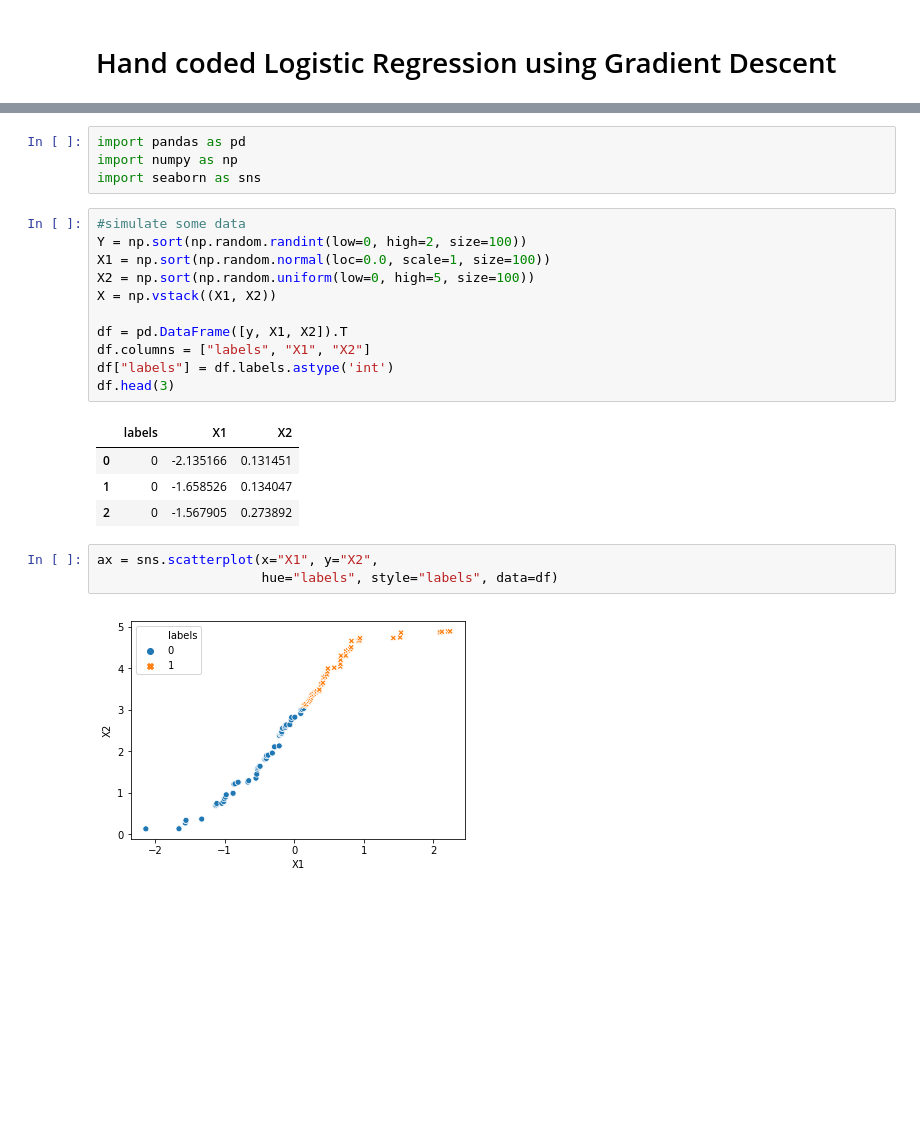
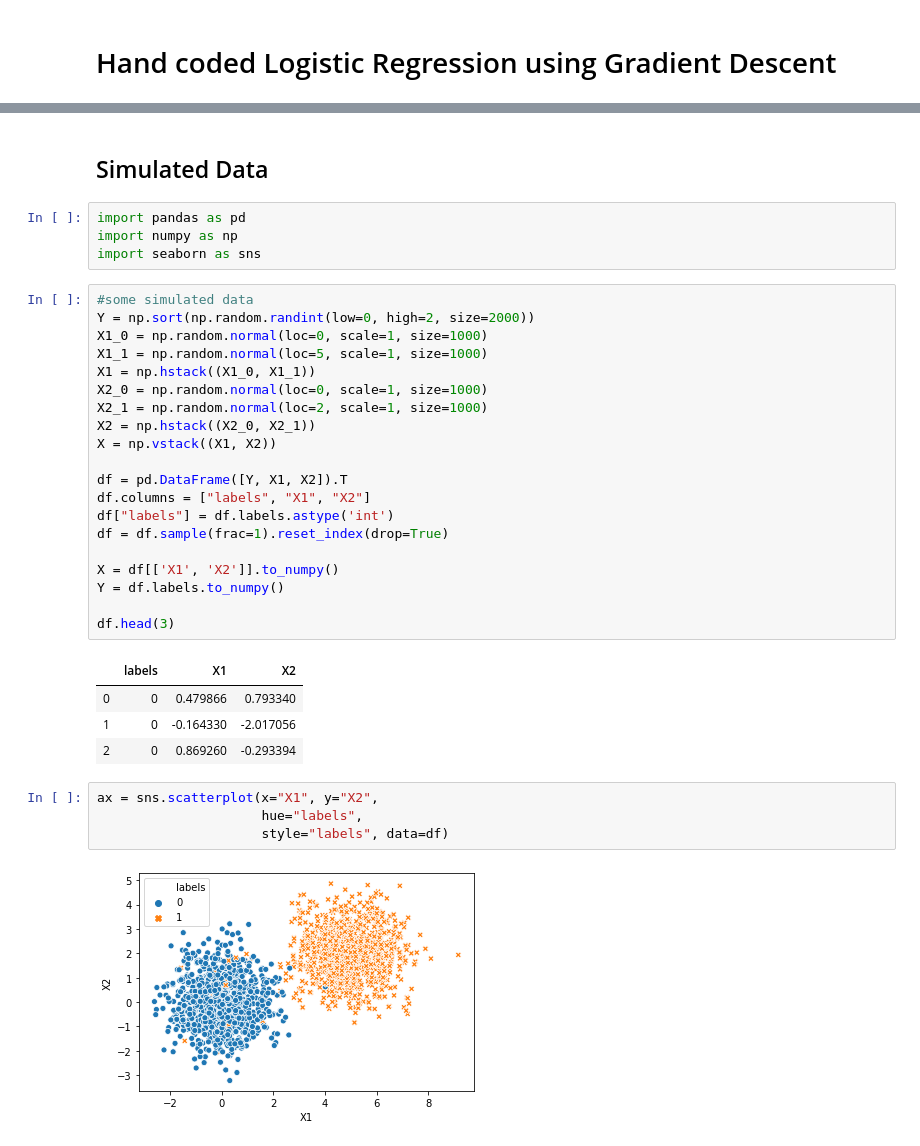
Before and after one commit to statisticianinstilettos/DIY_Logistic_Regression, a Jupyter notebook: Logistic Regression by Hand.ipynb, the cells around one changed output, grey strips where cells are left out. Cells and saved outputs as stored; diff of their text form; blank space fills up the shorter version.

```diff
--- a/Logistic Regression by Hand.ipynb
+++ b/Logistic Regression by Hand.ipynb
@@ -37,25 +21,37 @@ This expression does not have a closed form solution, so we will use gradient de
+# %% [markdown]
+## Simulated Data
 # %%
 import pandas as pd
 import numpy as np
 import seaborn as sns
 # %%
-#simulate some data
-Y = np.sort(np.random.randint(low=0, high=2, size=100))
-X1 = np.sort(np.random.normal(loc=0.0, scale=1, size=100))
-X2 = np.sort(np.random.uniform(low=0, high=5, size=100))
+#some simulated data
+Y = np.sort(np.random.randint(low=0, high=2, size=2000))
+X1_0 = np.random.normal(loc=0, scale=1, size=1000)
+X1_1 = np.random.normal(loc=5, scale=1, size=1000)
+X1 = np.hstack((X1_0, X1_1))
+X2_0 = np.random.normal(loc=0, scale=1, size=1000)
+X2_1 = np.random.normal(loc=2, scale=1, size=1000)
+X2 = np.hstack((X2_0, X2_1))
 X = np.vstack((X1, X2))
 
-df = pd.DataFrame([y, X1, X2]).T
+df = pd.DataFrame([Y, X1, X2]).T
 df.columns = ["labels", "X1", "X2"]
 df["labels"] = df.labels.astype('int')
+df = df.sample(frac=1).reset_index(drop=True)
+
+X = df[['X1', 'X2']].to_numpy()
+Y = df.labels.to_numpy()
+
 df.head(3)
 # %% [output]
 |  | labels | X1 | X2 |
-| 0 | 0 | -2.135166 | 0.131451 |
-| 1 | 0 | -1.658526 | 0.134047 |
-| 2 | 0 | -1.567905 | 0.273892 |
+| 0 | 0 | 0.479866 | 0.793340 |
+| 1 | 0 | -0.164330 | -2.017056 |
+| 2 | 0 | 0.869260 | -0.293394 |
 # %%
 ax = sns.scatterplot(x="X1", y="X2",
-                     hue="labels", style="labels", data=df)
+                     hue="labels",
+                     style="labels", data=df)
 # %% [output]
-[figure, old version]
+[figure, new version]
```
Also changed, not shown: parts of 15 cells of this notebook.
